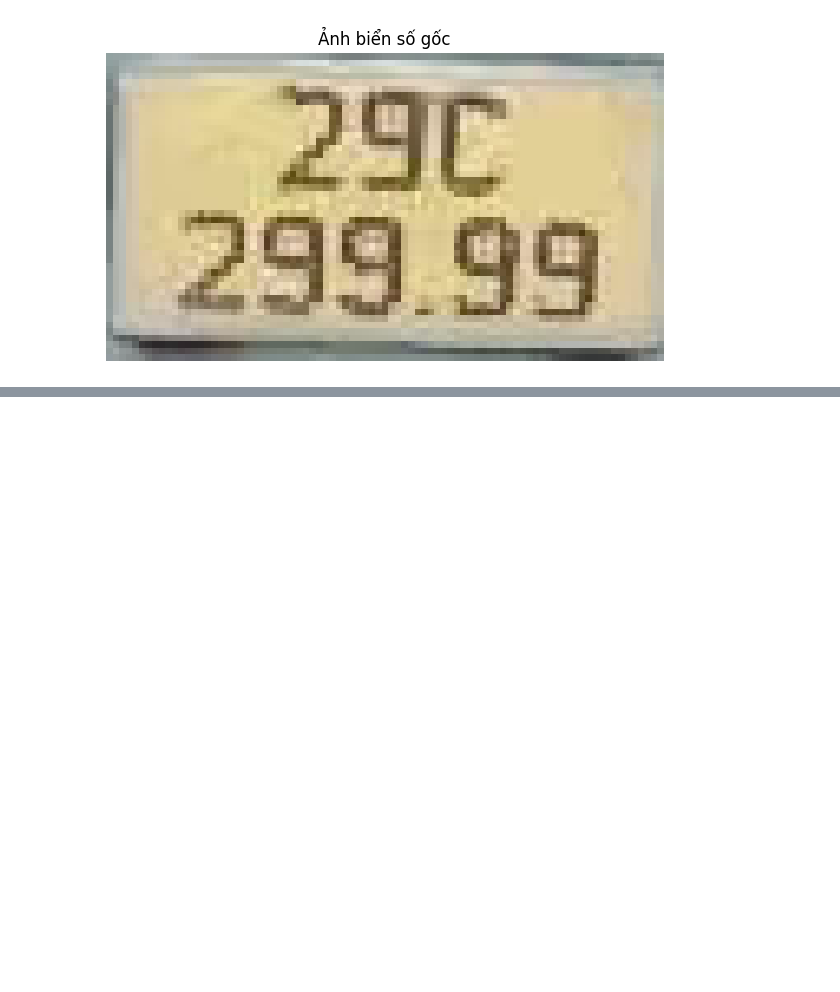
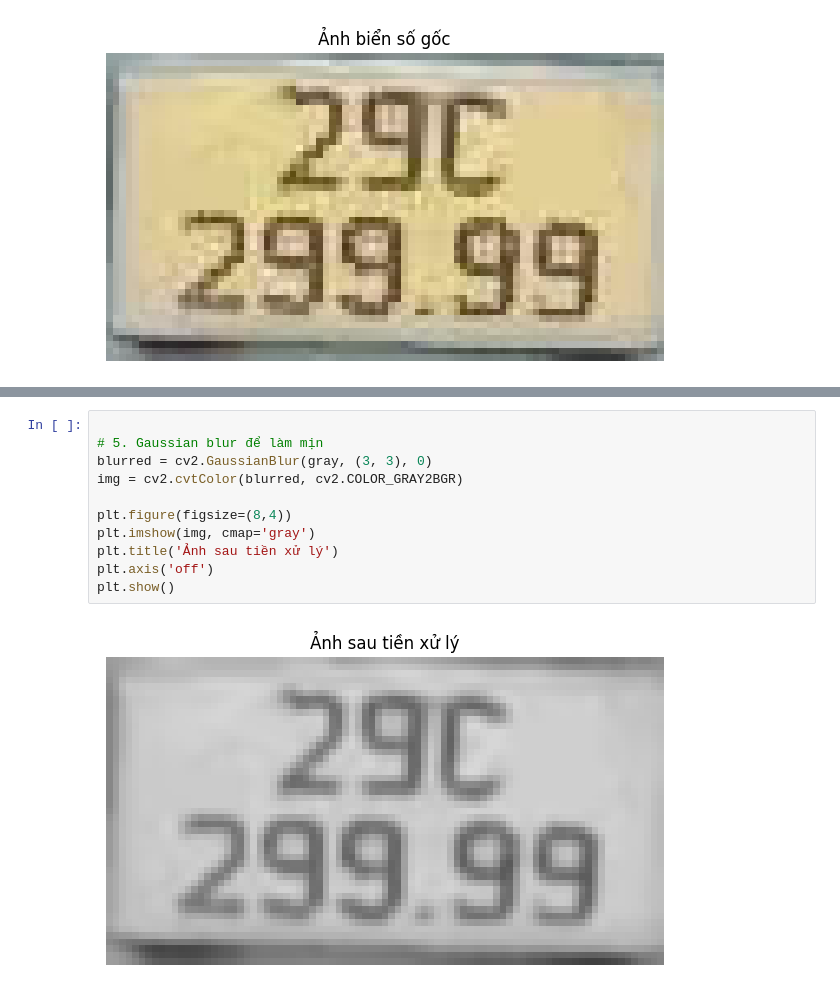
Before and after one commit to trucvip123/vehicle_detection_tracker, a Jupyter notebook: plate_ocr_demo.ipynb, the cells around one changed output, grey strips where cells are left out. Drawn from its saved outputs; the diff is of its cells as text; blank space fills up the shorter version.

```diff
--- a/plate_ocr_demo.ipynb
+++ b/plate_ocr_demo.ipynb
@@ -37,0 +148,13 @@ plt.show()
+# %%
+
+# 5. Gaussian blur để làm mịn
+blurred = cv2.GaussianBlur(gray, (3, 3), 0)
+img = cv2.cvtColor(blurred, cv2.COLOR_GRAY2BGR)
+
+plt.figure(figsize=(8,4))
+plt.imshow(img, cmap='gray')
+plt.title('Ảnh sau tiền xử lý')
+plt.axis('off')
+plt.show()
+# %% [output]
+[figure, added]
```
Also changed, not shown: parts of 21 cells of this notebook, 3 other files.
